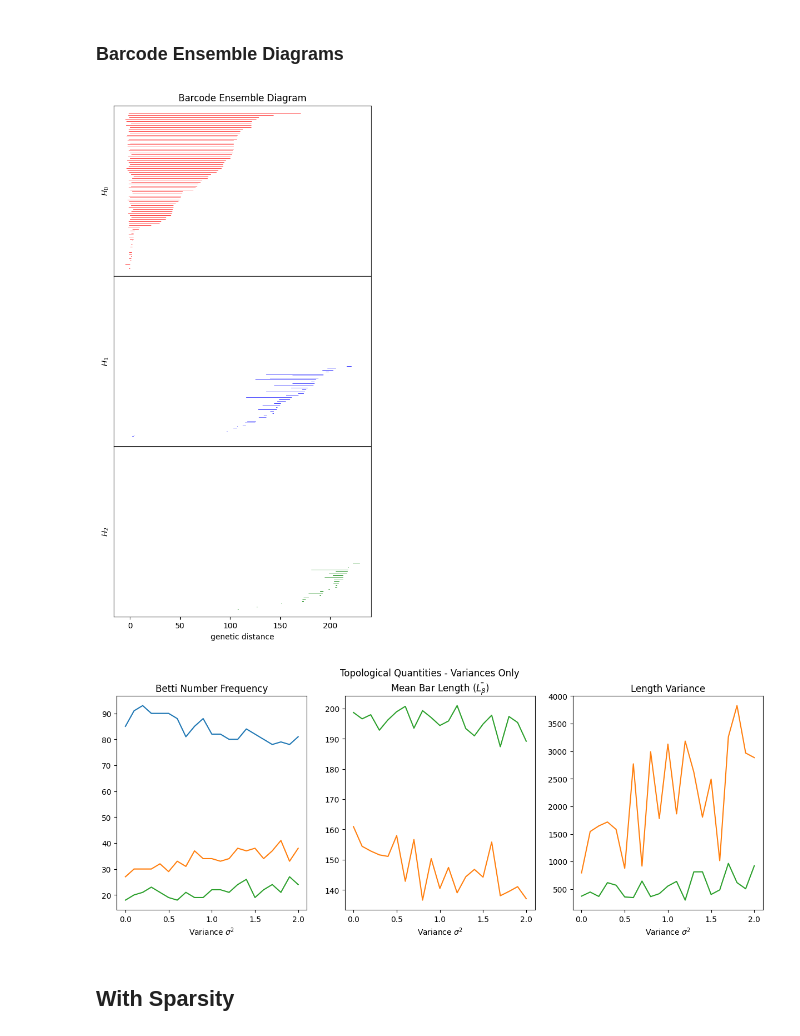
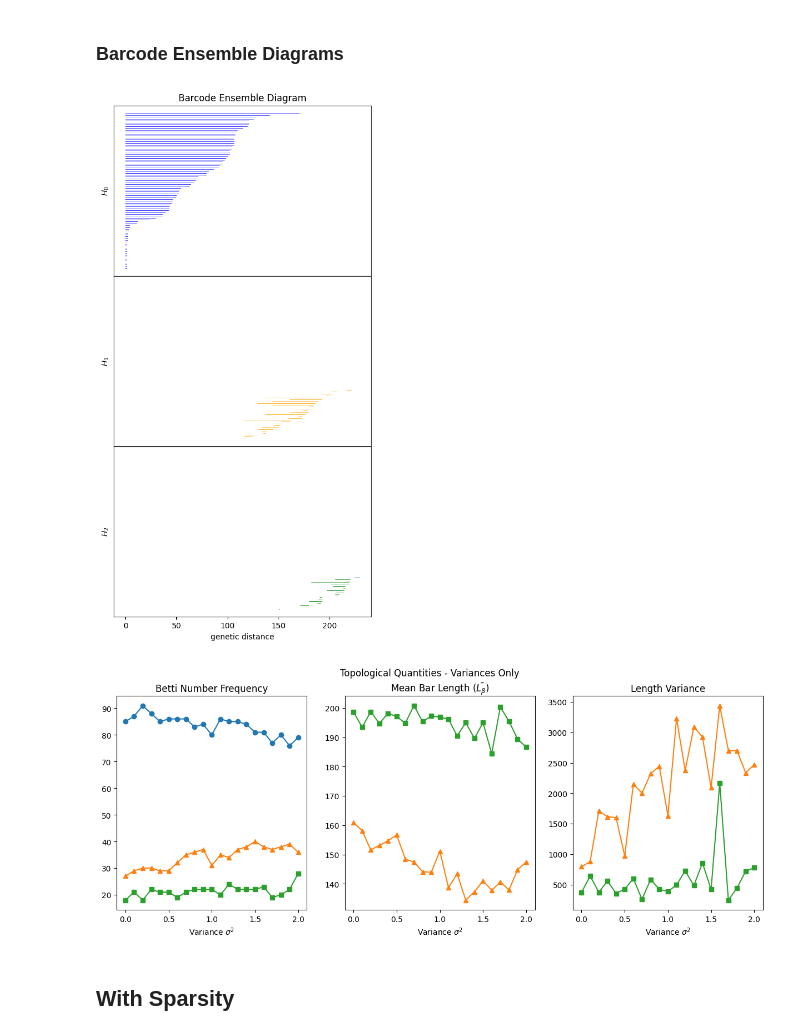
Before and after one commit to alfonsomiguelcruz/pgc_btip_topone, a Jupyter notebook: [clr] sim.ipynb, the cells around one changed output. Cells and saved outputs as stored; diff of their text form; code cells hidden in the pictures.

```diff
--- a/[clr] sim.ipynb
+++ b/[clr] sim.ipynb
@@ -6,11 +6,31 @@ from get_hdmatrices import TARG
 # %% [markdown]
 ## Data Preprocessing
 # %%
-targ = TARG(samples=100, simulations=1, groups=1, segsites=1000, maxdim=2)
+# params = {
+#     "SAMPLES": 10,
+#     "SIMULATIONS": 5,
+#     "GROUPS": 1,
+#     "SEGSITES": 100,
+#     "FNAME": "sim_50_72.txt"
+# }
+
+params = {
+    "SAMPLES": 100,
+    "SIMULATIONS": 1,
+    "GROUPS": 1,
+    "SEGSITES": 1000,
+    "FNAME": "sim_073024.txt"
+}
+
+targ = TARG(samples=params["SAMPLES"],
+            simulations=params["SIMULATIONS"],
+            groups=params["GROUPS"],
+            segsites=params["SEGSITES"],
+            maxdim=2)
 
 # File Processing
 # (SIMULATIONS, SAMPLES)
-group = targ.get_sample_sequences("sim_073024.txt")
+group = targ.get_sample_sequences(params["FNAME"])
 
 # Hamming Distance Matrix Computation
 # (SIMULATIONS, SAMPLES, SAMPLES)
@@ -43,7 +70,7 @@ for v in varlist:
     homologies.append(rips.fit_transform(v[0], distance_matrix=True))
 
 # For testing purposes only
-hom = homologies[20]
+hom = homologies[0]
 rips.plot(hom, show=True)
 # %% [output]
 Rips(maxdim=2, thresh=inf, coeff=2, do_cocycles=True, n_perm = None, verbose=True)
@@ -82,25 +109,25 @@ array([[  0.,   1.],
 # %%
 fig = plt.figure(figsize=(6,12))
 gs = fig.add_gridspec(nrows=3,hspace=0)
 axs = gs.subplots(sharex=True, sharey=True)
 
-colors=['r', 'b', 'g']
+colors=['blue', 'orange', 'green']
 labels=['$H_0$','$H_1$', '$H_2$']
 
 for i in range(0, betti_numbers.shape[0]):
     axs[i].set_ylabel(labels[i])
     axs[i].get_yaxis().set_ticks([])
     axs[i].label_outer()
 
     len_h = round(betti_numbers[i])
     for j in range(0, len_h):
         axs[i].plot(np.linspace(hom[i][j][0], hom[i][j][1], 2), [j, j], c=colors[i], linewidth=0.5)
 
 axs[0].set_title("Barcode Ensemble Diagram")
 axs[-1].set_xlabel("genetic distance")
 plt.show()
 # %% [output]
-[figure, old version]
+[figure, new version]
 # %%
 fig, axs = plt.subplots(nrows=1, ncols=3, figsize=(15,5))
 
@@ -121,27 +148,27 @@ variance_barcode_lengths = variance_barcode_lengths.T
 
 fig.suptitle("Topological Quantities - Variances Only")
 
-axs[0].plot(var_values, var_betti_numbers[0, :], label="Betti Number $\\beta_0$")
-axs[0].plot(var_values, var_betti_numbers[1, :], label="Betti Number $\\beta_1$")
-axs[0].plot(var_values, var_betti_numbers[2, :], label="Betti Number $\\beta_2$")
+axs[0].plot(var_values, var_betti_numbers[0, :], label="Betti Number $\\beta_0$", marker="o")
+axs[0].plot(var_values, var_betti_numbers[1, :], label="Betti Number $\\beta_1$", marker="^")
+axs[0].plot(var_values, var_betti_numbers[2, :], label="Betti Number $\\beta_2$", marker="s")
 axs[0].set_title("Betti Number Frequency")
 axs[0].set(xlabel="Variance $\\sigma^2$")
 
-axs[1].plot(var_values, mean_barcode_lengths[0, :], label="Mean Barcode Length $H_0$")
-axs[1].plot(var_values, mean_barcode_lengths[1, :], label="Mean Barcode Length $H_1$")
-axs[1].plot(var_values, mean_barcode_lengths[2, :], label="Mean Barcode Length $H_2$")
+axs[1].plot(var_values, mean_barcode_lengths[0, :], label="Mean Barcode Length $H_0$", marker="o")
+axs[1].plot(var_values, mean_barcode_lengths[1, :], label="Mean Barcode Length $H_1$", marker="^")
+axs[1].plot(var_values, mean_barcode_lengths[2, :], label="Mean Barcode Length $H_2$", marker="s")
 axs[1].set_title("Mean Bar Length ($\\bar{L_\\beta}$)")
 axs[1].set(xlabel="Variance $\\sigma^2$")
 
-axs[2].plot(var_values, variance_barcode_lengths[0, :], label="Barcode Length Variance $H_0$")
-axs[2].plot(var_values, variance_barcode_lengths[1, :], label="Barcode Length Variance $H_1$")
-axs[2].plot(var_values, variance_barcode_lengths[2, :], label="Barcode Length Variance $H_2$")
+axs[2].plot(var_values, variance_barcode_lengths[0, :], label="Barcode Length Variance $H_0$", marker="o")
+axs[2].plot(var_values, variance_barcode_lengths[1, :], label="Barcode Length Variance $H_1$", marker="^")
+axs[2].plot(var_values, variance_barcode_lengths[2, :], label="Barcode Length Variance $H_2$", marker="s")
 axs[2].set_title("Length Variance")
 axs[2].set(xlabel="Variance $\\sigma^2$")
 
 plt.show()
 # %% [output]
-[figure, old version]
+[figure, new version]
 # %% [markdown]
 ## With Sparsity
 # %%
```
Also changed, not shown: parts of 16 cells of this notebook.
